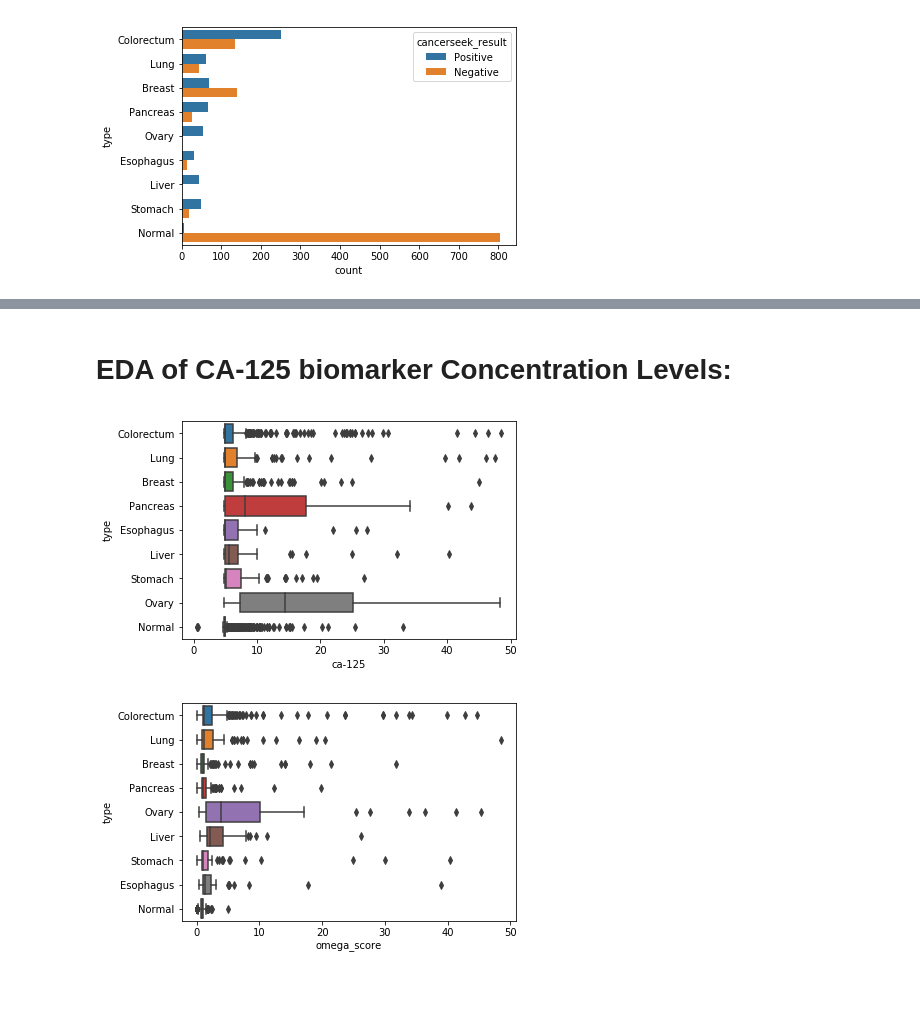
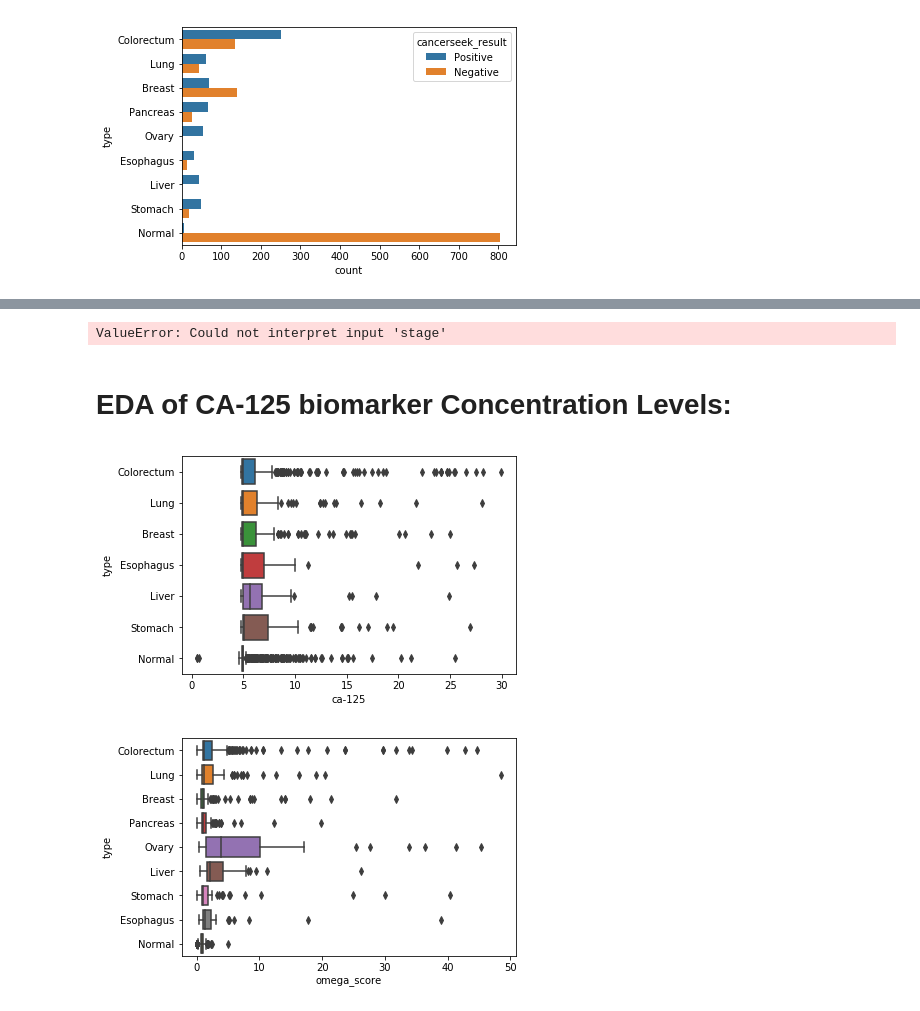
Before and after one commit to frogman141/rosenfeld, a Jupyter notebook: notebooks/Cohen_exploratory_data_analysis.ipynb, the cells around one changed output, grey strips where cells are left out. Drawn from its saved outputs; the diff is of its cells as text; code cells hidden in the pictures.

Commit message:
still working on data visualization of stage, with columns for cancer type, and hues by CancerSEEK model prediction

```diff
--- a/notebooks/Cohen_exploratory_data_analysis.ipynb
+++ b/notebooks/Cohen_exploratory_data_analysis.ipynb
@@ -159,15 +167,21 @@ plt.show()
+# %%
+g = sns.FacetGrid(fig_data)
+g.map(sns.countplot, x='stage', col="type", hue='cancerseek_result')
+# %% [output]
+ValueError: Could not interpret input 'stage'
 # %% [markdown]
 # EDA of CA-125 biomarker Concentration Levels:
 # %%
 # creating a box plot a columns data distribution. I will also create a violin plot.
 
 # this boxplot looks at ca-125 protein levels in the blood by cancer type. (Healthy is considered a type in this data)
 # the extreme outliars of this population appear to be caused by ovary cancer. I need to remove them in order to
 # achieve better visualizations of the box plots. SIMPLY CUTTING OFF VALUES ABOVE 1000
 
-ca_125_box = lr_data[lr_data['ca-125'] < 50]
+ca_125_box = lr_data.ix[(lr_data['ca-125'] < 30)& (lr_data['type'] != 'Ovary') & (lr_data['type'] != 'Pancreas')] # trying to handle such extreme levels of outliers
+
 sns.boxplot(x='ca-125', y='type', data=ca_125_box)
 plt.show()
 # %% [output]
-[figure, old version]
+[figure, new version]
 # %%
```
Also changed, not shown: parts of 3 cells of this notebook.
